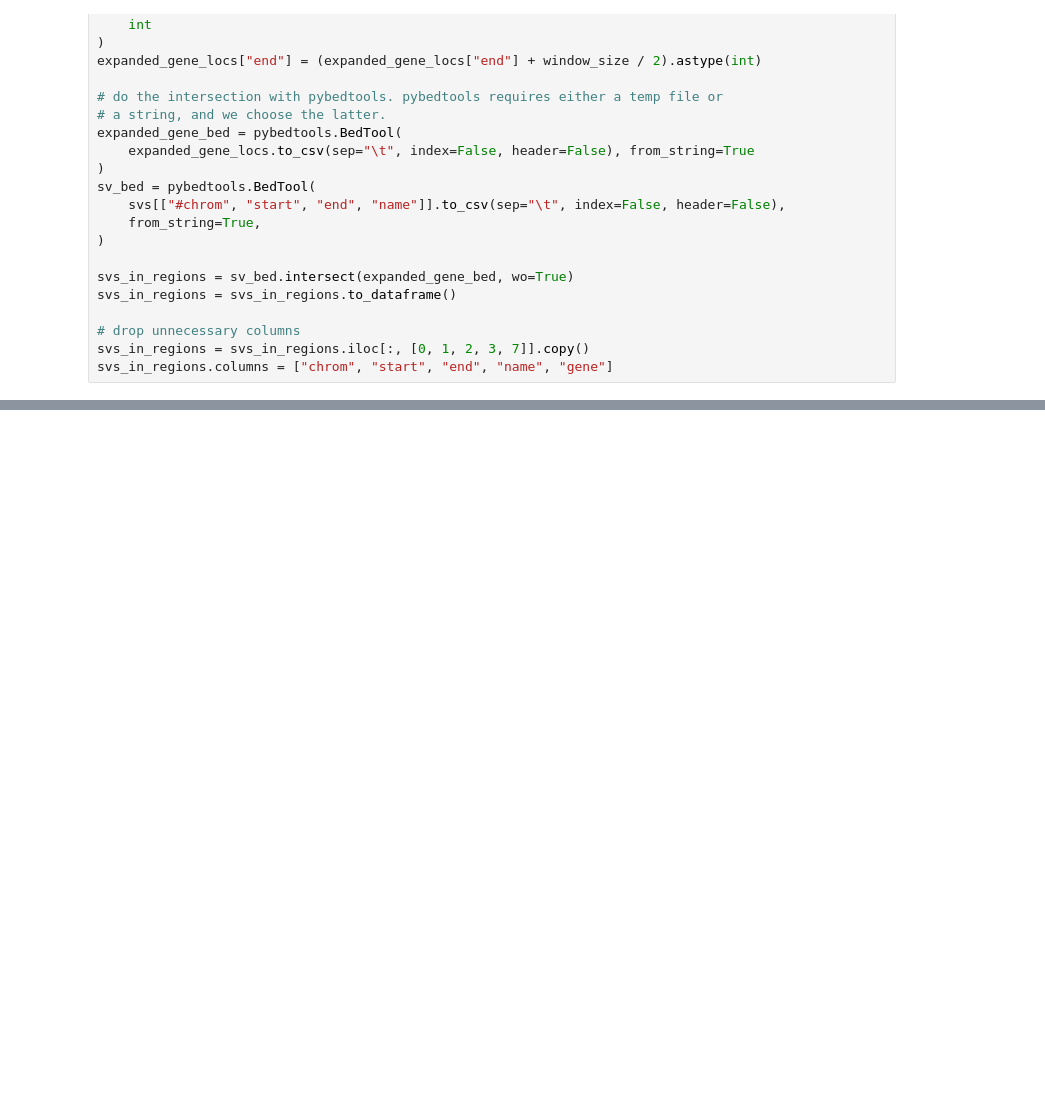
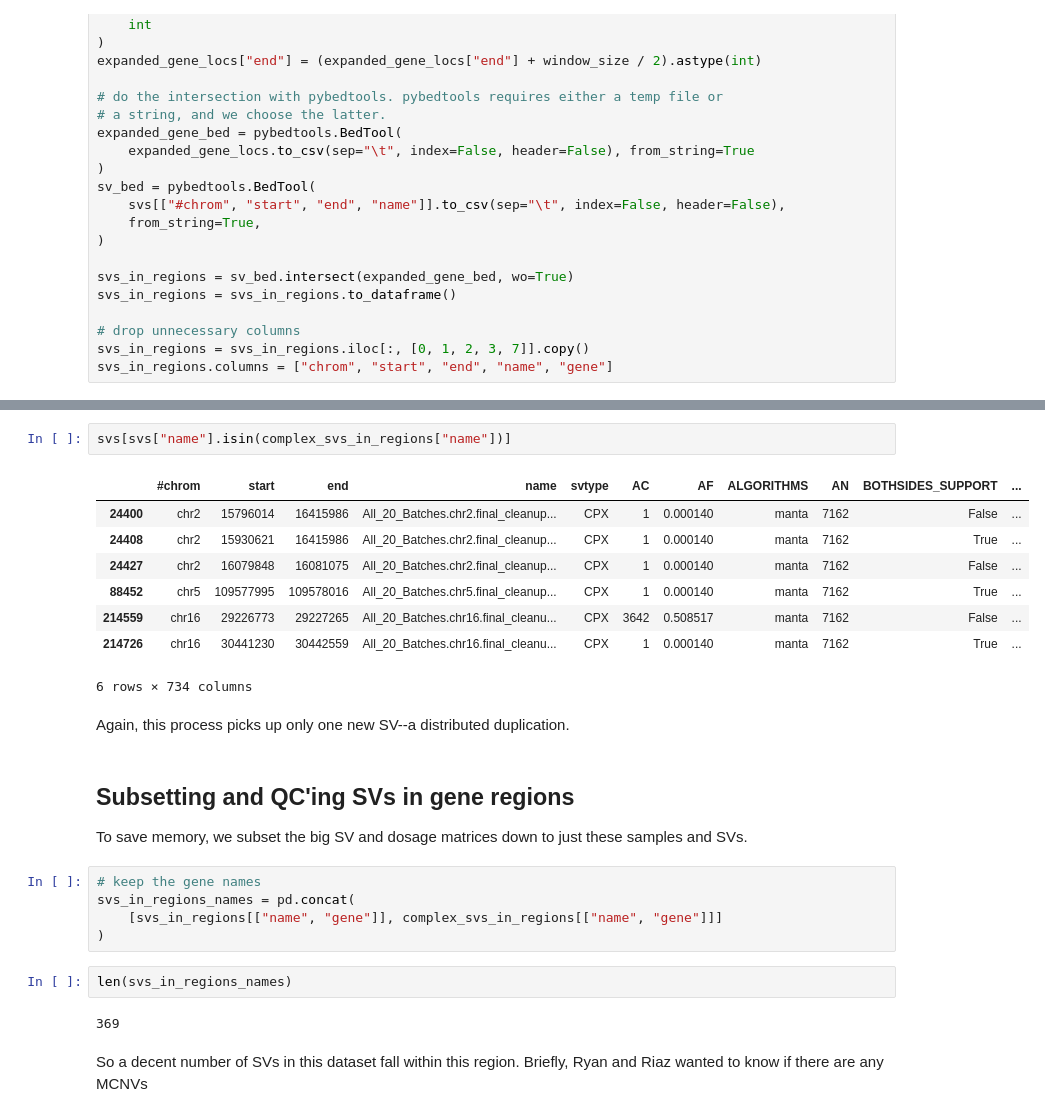
Before and after one commit to vanallenlab/ped_germline_SV, a Jupyter notebook: jett_analysis/pgsvs-mycn-16pdel-neuroblastoma.ipynb, the cells around one changed output, grey strips where cells are left out. Saved outputs shown, nothing was run; the diff lists cells and outputs as text; blank space fills up the shorter version.

```diff
--- a/jett_analysis/pgsvs-mycn-16pdel-neuroblastoma.ipynb
+++ b/jett_analysis/pgsvs-mycn-16pdel-neuroblastoma.ipynb
@@ -127,0 +269,28 @@ svs_in_regions.columns = ["chrom", "start", "end", "name", "gene"]
+# %%
+svs[svs["name"].isin(complex_svs_in_regions["name"])]
+# %% [output]
+|  | #chrom | start | end | name | svtype | AC | AF | ALGORITHMS | AN | BOTHSIDES_SUPPORT | ... |
+| 24400 | chr2 | 15796014 | 16415986 | All_20_Batches.chr2.final_cleanup... | CPX | 1 | 0.000140 | manta | 7162 | False | ... |
+| 24408 | chr2 | 15930621 | 16415986 | All_20_Batches.chr2.final_cleanup... | CPX | 1 | 0.000140 | manta | 7162 | True | ... |
+| 24427 | chr2 | 16079848 | 16081075 | All_20_Batches.chr2.final_cleanup... | CPX | 1 | 0.000140 | manta | 7162 | False | ... |
+| 88452 | chr5 | 109577995 | 109578016 | All_20_Batches.chr5.final_cleanup... | CPX | 1 | 0.000140 | manta | 7162 | True | ... |
+| 214559 | chr16 | 29226773 | 29227265 | All_20_Batches.chr16.final_cleanu... | CPX | 3642 | 0.508517 | manta | 7162 | False | ... |
+| 214726 | chr16 | 30441230 | 30442559 | All_20_Batches.chr16.final_cleanu... | CPX | 1 | 0.000140 | manta | 7162 | True | ... |
+6 rows × 734 columns
+# %% [markdown]
+Again, this process picks up only one new SV--a distributed duplication.
+# %% [markdown]
+## Subsetting and QC'ing SVs in gene regions
+
+To save memory, we subset the big SV and dosage matrices down to just these samples and SVs.
+# %%
+# keep the gene names
+svs_in_regions_names = pd.concat(
+    [svs_in_regions[["name", "gene"]], complex_svs_in_regions[["name", "gene"]]]
+)
+# %%
+len(svs_in_regions_names)
+# %% [output]
+369
+# %% [markdown]
+So a decent number of SVs in this dataset fall within this region. Briefly, Ryan and Riaz wanted to know if there are any MCNVs
```
Also changed, not shown: parts of 43 cells of this notebook, 4 other files.
